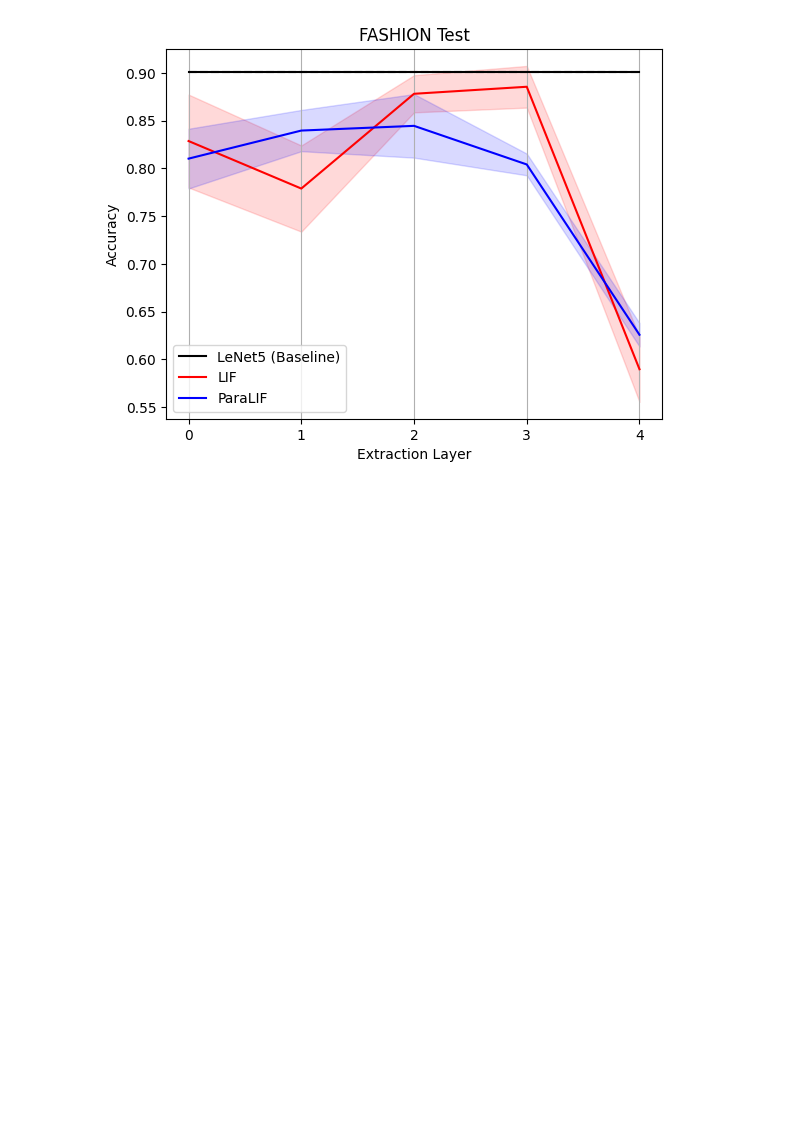
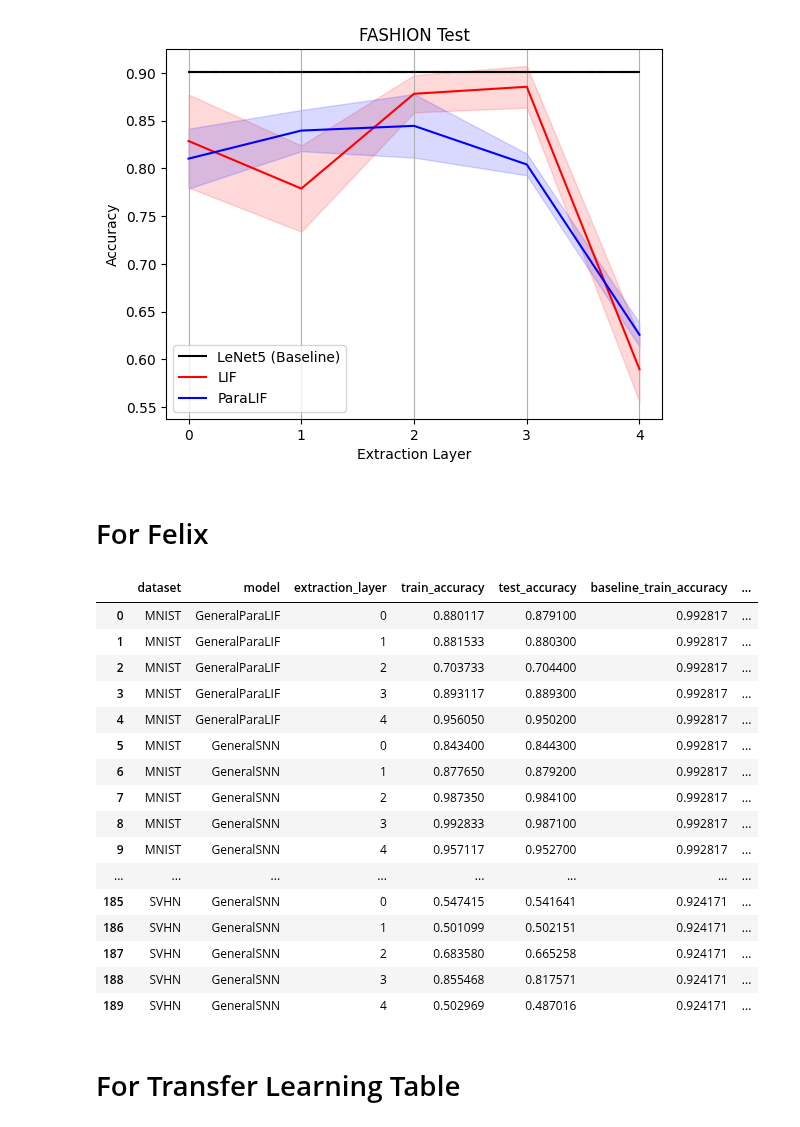
Before and after one commit to suessflorian/biological-neurons, a Jupyter notebook: Baseline Models/transfer_graphs.ipynb, the cells around one changed output. Saved outputs shown, nothing was run; the diff lists cells and outputs as text; code cells hidden in the pictures; blank space fills up the shorter version.

```diff
--- a/Baseline Models/transfer_graphs.ipynb
+++ b/Baseline Models/transfer_graphs.ipynb
@@ -276,3 +276,29 @@ plt.ylabel('Accuracy')
 plt.show()
 # %% [output]
 [figure]
+# %% [markdown]
+# For Felix
+# %%
+attack = 'LInfFMNAttack'
+subset = data[(data.attack == attack) & (data.epsilon == 0.01)]
+subset[['dataset', 'model', 'extraction_layer', 'train_accuracy', 'test_accuracy', 'baseline_train_accuracy', 'baseline_test_accuracy', 'epochs_trained']]#.to_csv('csvs/for_felix.csv', index=False)
+# %% [output]
+|  | dataset | model | extraction_layer | train_accuracy | test_accuracy | baseline_train_accuracy | ... |
+| 0 | MNIST | GeneralParaLIF | 0 | 0.880117 | 0.879100 | 0.992817 | ... |
+| 1 | MNIST | GeneralParaLIF | 1 | 0.881533 | 0.880300 | 0.992817 | ... |
+| 2 | MNIST | GeneralParaLIF | 2 | 0.703733 | 0.704400 | 0.992817 | ... |
+| 3 | MNIST | GeneralParaLIF | 3 | 0.893117 | 0.889300 | 0.992817 | ... |
+| 4 | MNIST | GeneralParaLIF | 4 | 0.956050 | 0.950200 | 0.992817 | ... |
+| 5 | MNIST | GeneralSNN | 0 | 0.843400 | 0.844300 | 0.992817 | ... |
+| 6 | MNIST | GeneralSNN | 1 | 0.877650 | 0.879200 | 0.992817 | ... |
+| 7 | MNIST | GeneralSNN | 2 | 0.987350 | 0.984100 | 0.992817 | ... |
+| 8 | MNIST | GeneralSNN | 3 | 0.992833 | 0.987100 | 0.992817 | ... |
+| 9 | MNIST | GeneralSNN | 4 | 0.957117 | 0.952700 | 0.992817 | ... |
+| ... | ... | ... | ... | ... | ... | ... | ... |
+| 185 | SVHN | GeneralSNN | 0 | 0.547415 | 0.541641 | 0.924171 | ... |
+| 186 | SVHN | GeneralSNN | 1 | 0.501099 | 0.502151 | 0.924171 | ... |
+| 187 | SVHN | GeneralSNN | 2 | 0.683580 | 0.665258 | 0.924171 | ... |
+| 188 | SVHN | GeneralSNN | 3 | 0.855468 | 0.817571 | 0.924171 | ... |
+| 189 | SVHN | GeneralSNN | 4 | 0.502969 | 0.487016 | 0.924171 | ... |
+# %% [markdown]
+# For Transfer Learning Table
```
Also changed, not shown: parts of 1 cell of this notebook, 2 other files.
